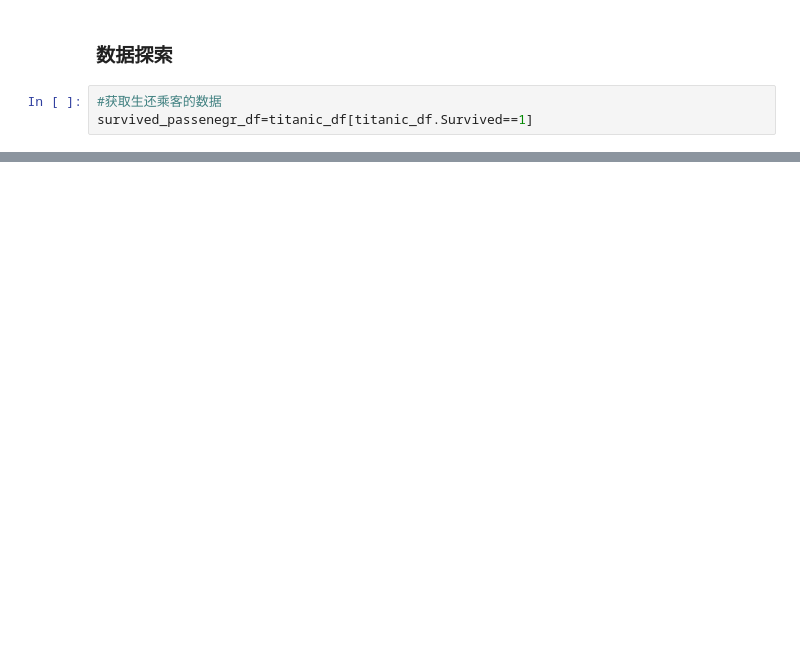
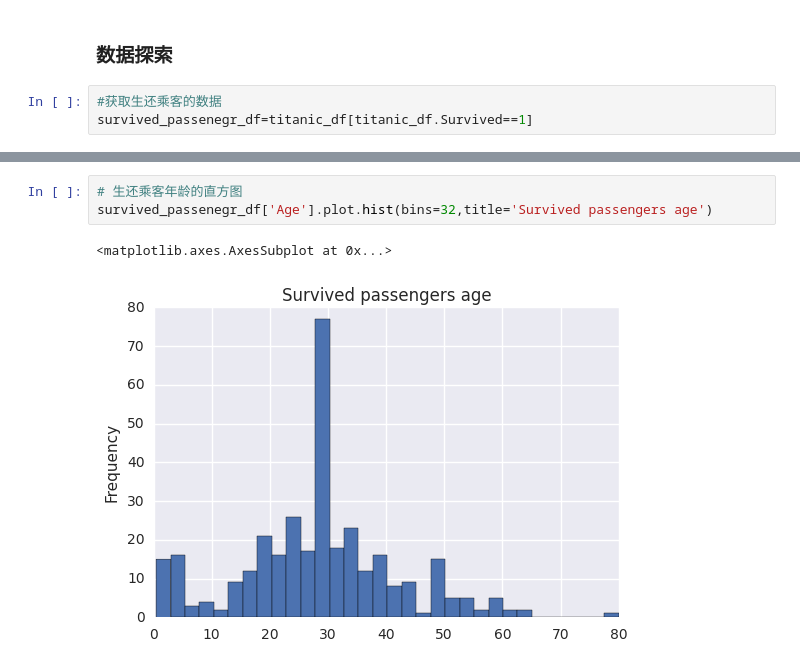
Before and after one commit to datamaning/data-analyst, a Jupyter notebook: jupyter/Untitled1.ipynb, the cells around one changed output, grey strips where cells are left out. Cells and saved outputs as stored; diff of their text form; blank space fills up the shorter version.

```diff
--- a/jupyter/Untitled1.ipynb
+++ b/jupyter/Untitled1.ipynb
@@ -172,0 +207,6 @@ TypeError: not all arguments converted during string formatting
+# %%
+# 生还乘客年龄的直方图
+survived_passenegr_df['Age'].plot.hist(bins=32,title='Survived passengers age')
+# %% [output]
+<matplotlib.axes.AxesSubplot at 0x...>
+[figure, added]
```
Also changed, not shown: parts of 11 cells of this notebook.
